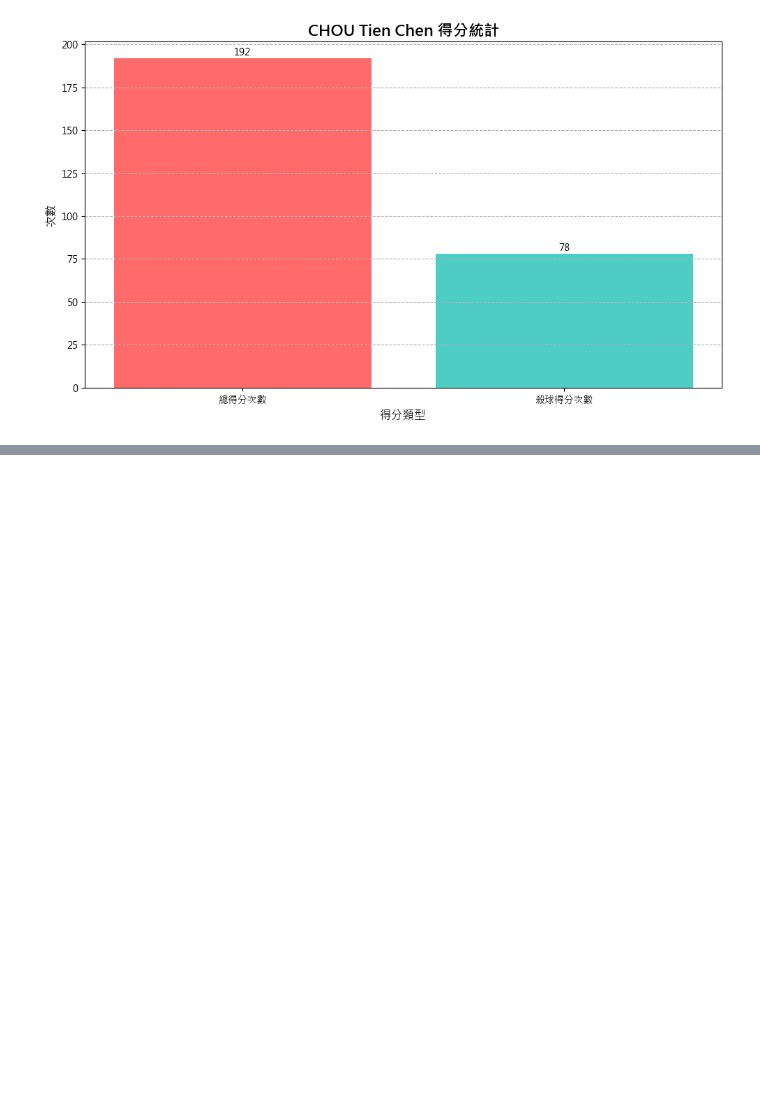
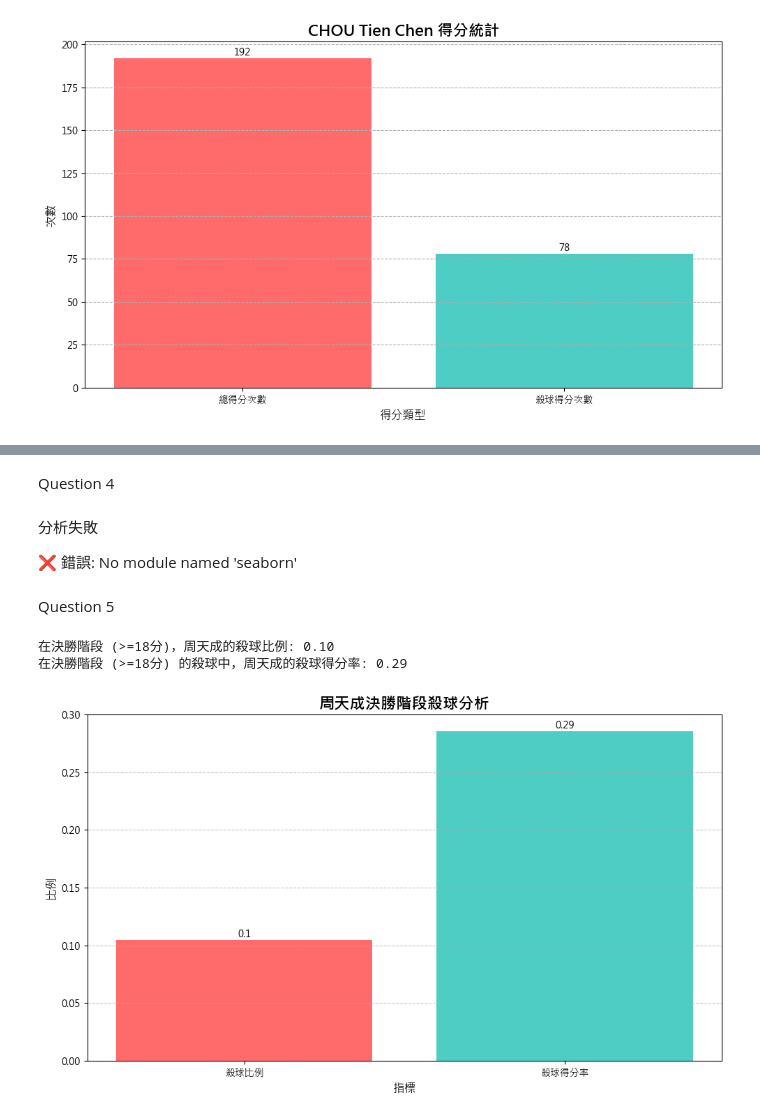
Before and after one commit to DanielTeng0811/BadmintonAI, a Jupyter notebook: question_answer.ipynb, the cells around one changed output, grey strips where cells are left out. Saved outputs shown, nothing was run; the diff lists cells and outputs as text; code cells hidden in the pictures; blank space fills up the shorter version.

```diff
--- a/question_answer.ipynb
+++ b/question_answer.ipynb
@@ -104,0 +319,74 @@ CHOU Tien Chen 殺球得分佔總得分的百分比: 40.62%
+# %% [markdown]
+Question 4
+# %% [markdown]
+分析失敗
+
+❌ 錯誤: No module named 'seaborn'
+# %% [markdown]
+Question 5
+# %%
+import platform
+import matplotlib.pyplot as plt
+import pandas as pd
+
+# 字體設定
+system = platform.system()
+if system == 'Darwin':
+    plt.rcParams['font.sans-serif'] = ['Arial Unicode MS', 'PingFang TC', 'Heiti TC', 'sans-serif']
+elif system == 'Windows':
+    plt.rcParams['font.sans-serif'] = ['Microsoft JhengHei', 'SimHei', 'sans-serif']
+else:
+    plt.rcParams['font.sans-serif'] = ['Noto Sans CJK TC', 'WenQuanYi Micro Hei', 'sans-serif']
+plt.rcParams['axes.unicode_minus'] = False
+
+# 1. 篩選出 player 為 CHOU Tien Chen 且 player_score 和 opponent_score 皆大於等於 18 的資料
+filtered_df = df[(df['player'] == 'CHOU Tien Chen') & (df['player_score'] >= 18) & (df['opponent_score'] >= 18)]
+
+# 驗證資料是否存在
+if len(filtered_df) == 0:
+    print("注意：找不到符合條件的數據")
+else:
+    # 2. 計算 type 欄位為殺球的比例
+    total_count = len(filtered_df)
+    smash_count = len(filtered_df[filtered_df['type'] == '殺球'])
+    smash_ratio = smash_count / total_count if total_count > 0 else 0
+    print(f"在決勝階段 (>=18分)，周天成的殺球比例: {smash_ratio:.2f}")
+
+    # 3. 計算在這些殺球中，win_reason 欄位非空值的比例，以評估殺球得分率
+    smash_df = filtered_df[filtered_df['type'] == '殺球']
+    if len(smash_df) == 0:
+        print("注意：找不到殺球數據")
+        win_reason_ratio = 0
+    else:
+        win_reason_not_null_count = smash_df['win_reason'].notna().sum()
+        win_reason_ratio = win_reason_not_null_count / len(smash_df) if len(smash_df) > 0 else 0
+    print(f"在決勝階段 (>=18分) 的殺球中，周天成的殺球得分率: {win_reason_ratio:.2f}")
+
+    # 4. 建立 DataFrame 存放分析結果
+    result_data = pd.DataFrame({
+        '指標': ['殺球比例', '殺球得分率'],
+        '數值': [smash_ratio, win_reason_ratio]
+    })
+
+    # 5. 繪製長條圖
+    fig, ax = plt.subplots(figsize=(10, 6))
+    colors = ['#FF6B6B', '#4ECDC4']
+    bars = ax.bar(result_data['指標'], result_data['數值'], color=colors)
+
+    # 在柱子上方標註數值
+    for bar in bars:
+        yval = bar.get_height()
+        ax.text(bar.get_x() + bar.get_width()/2, yval, round(yval, 2), ha='center', va='bottom')
+
+    ax.set_title('周天成決勝階段殺球分析', fontsize=16, fontweight='bold')
+    ax.set_xlabel('指標', fontsize=12)
+    ax.set_ylabel('比例', fontsize=12)
+    ax.grid(axis='y', linestyle='--', alpha=0.7)
+
+    # 調整刻度標籤
+    plt.xticks(rotation=0, ha='center')
+    plt.tight_layout()
+# %% [output]
+在決勝階段 (>=18分)，周天成的殺球比例: 0.10
+在決勝階段 (>=18分) 的殺球中，周天成的殺球得分率: 0.29
+[figure, added]
```
Also changed, not shown: parts of 51 cells of this notebook.
